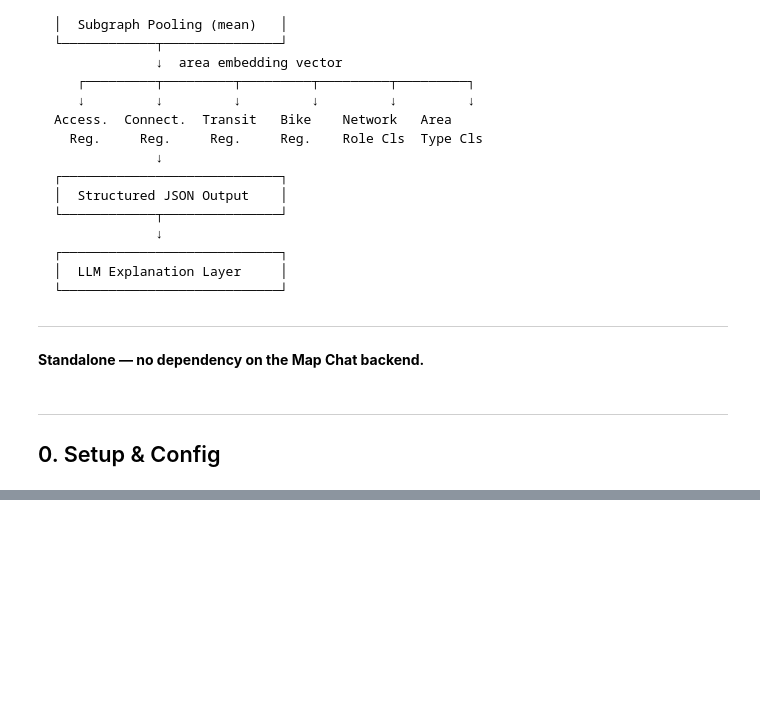
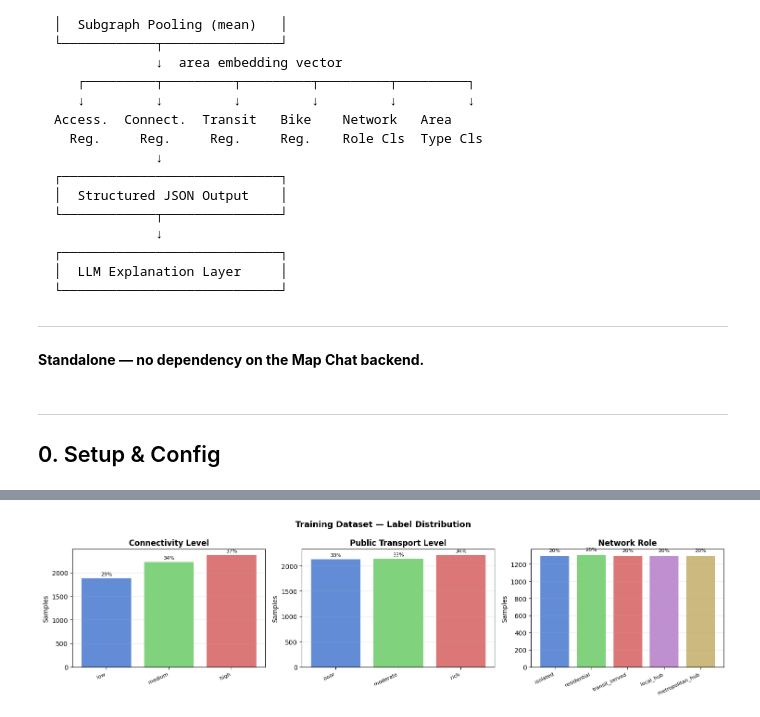
Before and after one commit to DadashevG/DanGeoChat, a Jupyter notebook: אימון GNN/gnn_train.ipynb, the cells around one changed output, grey strips where cells are left out. Drawn from its saved outputs; the diff is of its cells as text; code cells hidden in the pictures; blank space fills up the shorter version.

```diff
--- a/אימון GNN/gnn_train.ipynb
+++ b/אימון GNN/gnn_train.ipynb
@@ -791,0 +425,31 @@ plt.show()
+# %%
+palette = ['#4878CF', '#6ACC65', '#D65F5F', '#B47CC7', '#C4AD66']
+
+fig, axes = plt.subplots(1, 3, figsize=(15, 4))
+fig.suptitle("Training Dataset — Label Distribution", fontsize=13, fontweight='bold')
+
+for ax, name, labels, all_y in [
+    (axes[0], "Connectivity Level",     CONN_LABELS, y_conn_all),
+    (axes[1], "Public Transport Level", PT_LABELS,   y_pt_all),
+    (axes[2], "Network Role",           ROLE_LABELS, y_role_all),
+]:
+    counts = [Counter(all_y).get(i, 0) for i in range(len(labels))]
+    total  = sum(counts)
+    bars   = ax.bar(range(len(labels)), counts,
+                    color=palette[:len(labels)], alpha=0.85,
+                    edgecolor='white', linewidth=0.8)
+    ax.set_title(name, fontweight='bold')
+    ax.set_xticks(range(len(labels)))
+    ax.set_xticklabels(labels, rotation=25, ha='right', fontsize=8)
+    ax.set_ylabel("Samples")
+    ax.grid(axis='y', alpha=0.3)
+    for bar, n in zip(bars, counts):
+        ax.text(bar.get_x() + bar.get_width() / 2,
+                bar.get_height() + total * 0.005,
+                f"{100*n/total:.0f}%", ha='center', va='bottom', fontsize=8)
+
+plt.tight_layout()
+plt.savefig(CFG['out_dir'] / 'label_distribution.png', dpi=120, bbox_inches='tight')
+plt.show()
+# %% [output]
+[figure, added]
```
Also changed, not shown: parts of 44 cells of this notebook, 15 other files.
